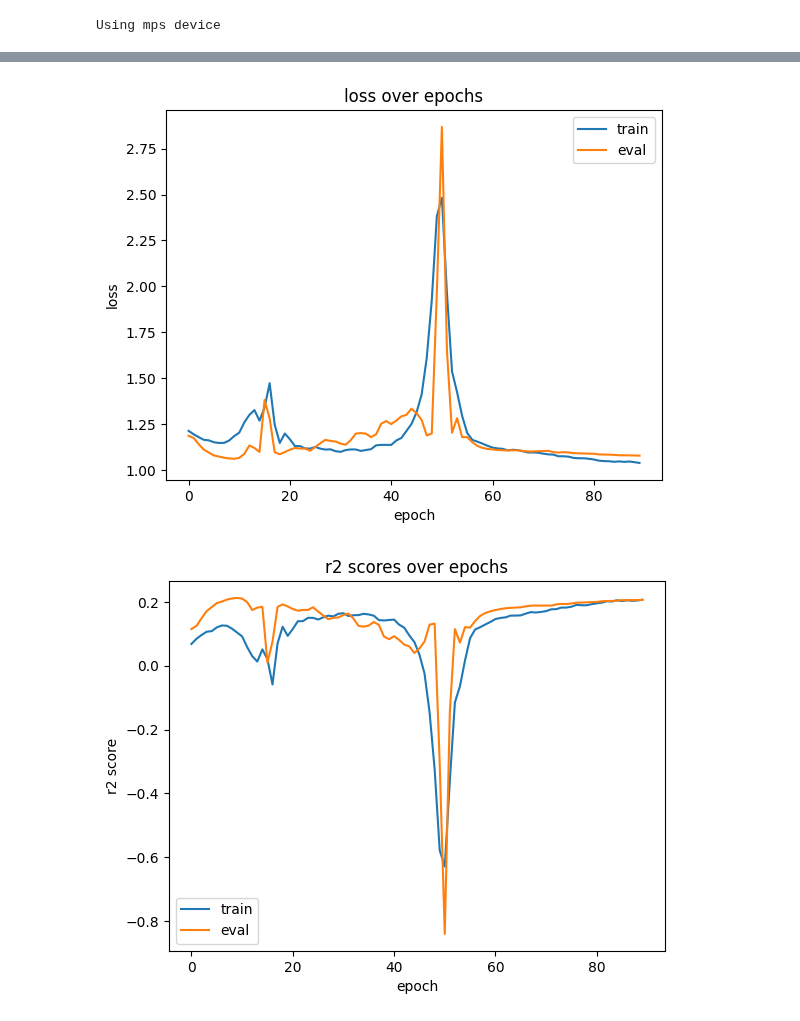
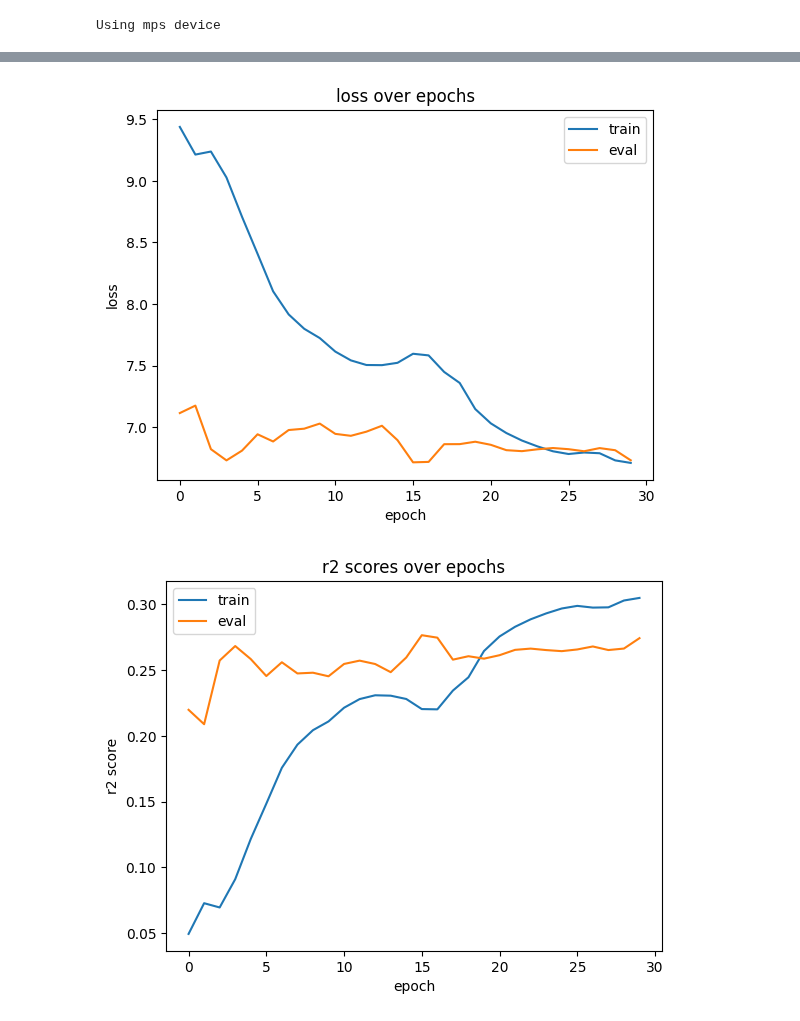
Before and after one commit to diabhaque/Yogen, a Jupyter notebook: notebooks/8_model_building/regression_transformer.ipynb, the cells around one changed output, grey strips where cells are left out. Saved outputs shown, nothing was run; the diff lists cells and outputs as text; code cells hidden in the pictures.

```diff
--- a/notebooks/8_model_building/regression_transformer.ipynb
+++ b/notebooks/8_model_building/regression_transformer.ipynb
@@ -61,7 +68,7 @@ start_year = 2007
 eval_start_year = 2021  # eval_years = [2021, 2022]
 eval_end_year = 2022
 
-dataset_name = f"sequence_{dataset_key}_{asset_type}_{metric_key}_{years_ahead}"
+dataset_name = f"sequence_{dataset_key}_{dataset_asset_type}_{metric_key}_{years_ahead}"
 output_dataset_name = f"{dataset_name}_{eval_start_year}"
 model_ready_data_path = model_ready_data_paths[dataset_name]
 model_output_data_path = model_output_data_paths[output_dataset_name]
@@ -152,3 +152,6 @@ feature_columns
+# %%
+def drop_invalid_rows(df, column):
+    return df[~df[column].isna()].reset_index(drop=True)
 # %% [markdown]
 ### Dataset Prep
 # %%
@@ -396,13 +378,26 @@ print(f"Using {device} device")
 Using mps device
 # %%
 # plot num weights over performance to see if size matters at all (H0: it doesn't matter)
-n_features = len(feature_columns)
-nlayers = 6
-nhead = 6
-d_hid = 64 * nhead
-d_model = 64 * nhead # embedding dimensions
-dropout = 0.2
+n_features = len(
+    get_feature_columns_for_asset_type(
+        asset_type, include_label=len(asset_types_to_train) > 1
+    )
+)
+nlayers = 4
+nhead = 4
+d_model = 32 * nhead
+d_hid = 32 * nhead
+dropout = 0
 enc_dropout = 0
+
+# n_features = len(feature_columns)
+# nlayers = 6
+# nhead = 6
+# d_hid = 64 * nhead
+# d_model = 64 * nhead # embedding dimensions
+# dropout = 0.1
+# enc_dropout = 0
+
 
 # model = TimeSeriesTransformerModel(
 #     n_features=n_features,
@@ -470,7 +465,7 @@ R2_score: -1.0914714336395264
 # %%
 learning_rate = 3e-4  # 3e-4
-weight_decay = 1e-2  # 1
-num_epochs = 100
+weight_decay = 1  # 1
+num_epochs = 30
 # %%
 num_training_steps = num_epochs * len(train_dataloader)
 optimizer = AdamW(model.parameters(), lr=learning_rate, weight_decay=weight_decay)
@@ -525,25 +522,25 @@ Train R^2: 0.2065, Eval R^2: 0.2062
 # %%
 # Plot MSE
-plt.plot(train_losses[10:], label="train")
-plt.plot(eval_losses[10:], label="eval")
+plt.plot(train_losses, label="train")
+plt.plot(eval_losses, label="eval")
 plt.xlabel("epoch")
 plt.ylabel("loss")
 plt.title("loss over epochs")
 plt.legend()
 plt.show()
 # %% [output]
-[figure, old version]
+[figure, new version]
 # %%
 # Plot R2 scores
-plt.plot(train_r2_scores[10:], label="train")
-plt.plot(eval_r2_scores[10:], label="eval")
+plt.plot(train_r2_scores, label="train")
+plt.plot(eval_r2_scores, label="eval")
 plt.xlabel("epoch")
 plt.ylabel("r2 score")
 plt.title("r2 scores over epochs")
 plt.legend()
 plt.show()
 # %% [output]
-[figure, old version]
+[figure, new version]
 # %%
 # smoothed model
 loss, epoch_r2_score = evaluate_weighted(model, eval_dataloader, device=device)
```
Also changed, not shown: parts of 28 cells of this notebook, 6 other files.
